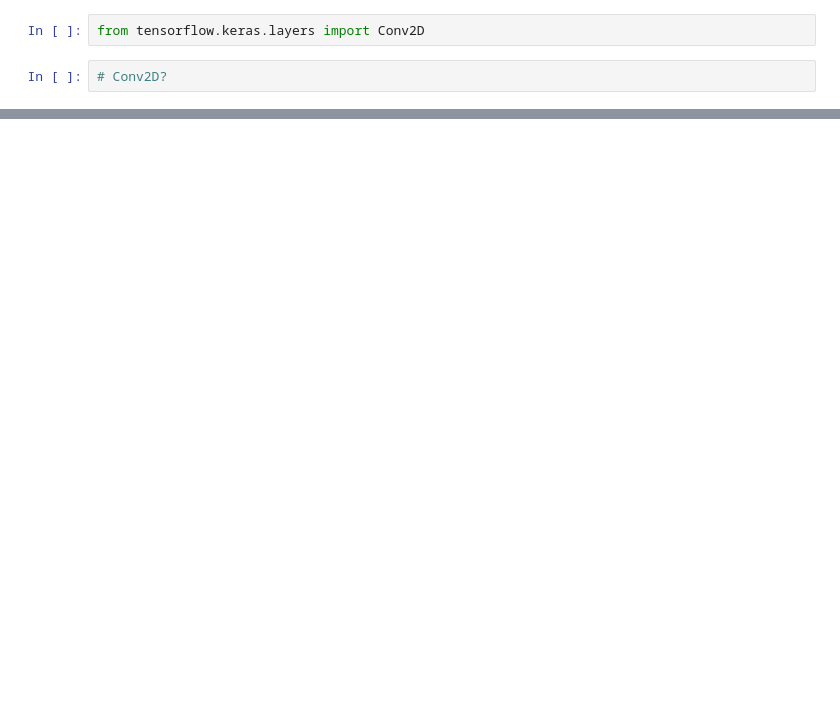
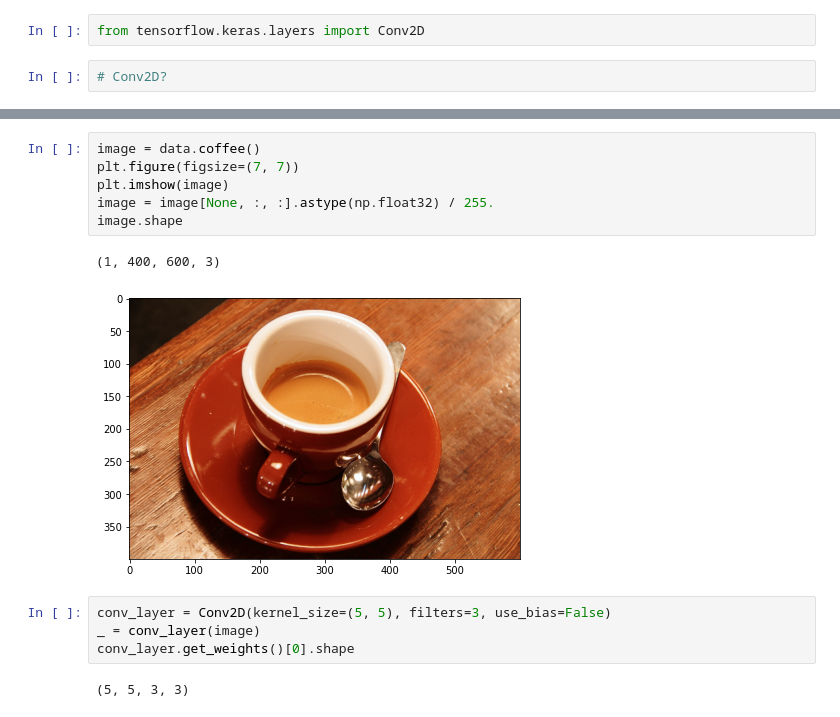
Before and after one commit to adwiza/datascience_skillbox, a Jupyter notebook: 28. NN CV TF 1.ipynb, the cells around one changed output, grey strips where cells are left out. Saved outputs shown, nothing was run; the diff lists cells and outputs as text; blank space fills up the shorter version.

```diff
--- a/28. NN CV TF 1.ipynb
+++ b/28. NN CV TF 1.ipynb
@@ -47,0 +151,15 @@ _ = conv_layer(signal)
+# %%
+image = data.coffee()
+plt.figure(figsize=(7, 7))
+plt.imshow(image)
+image = image[None, :, :].astype(np.float32) / 255.
+image.shape
+# %% [output]
+(1, 400, 600, 3)
+[figure, added]
+# %%
+conv_layer = Conv2D(kernel_size=(5, 5), filters=3, use_bias=False)
+_ = conv_layer(image)
+conv_layer.get_weights()[0].shape
+# %% [output]
+(5, 5, 3, 3)
```
Also changed, not shown: parts of 22 cells of this notebook, 9 other files.
